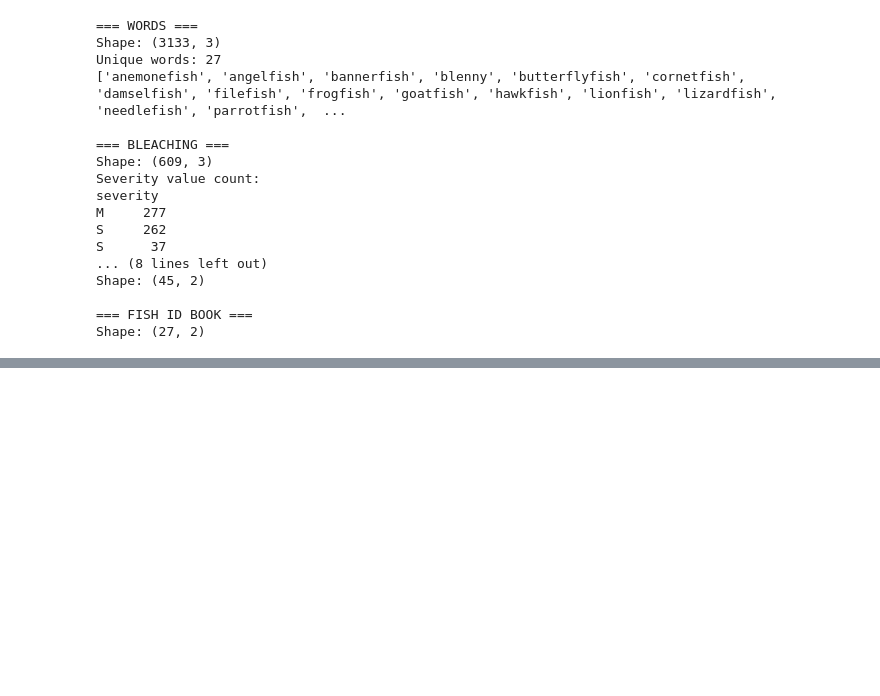
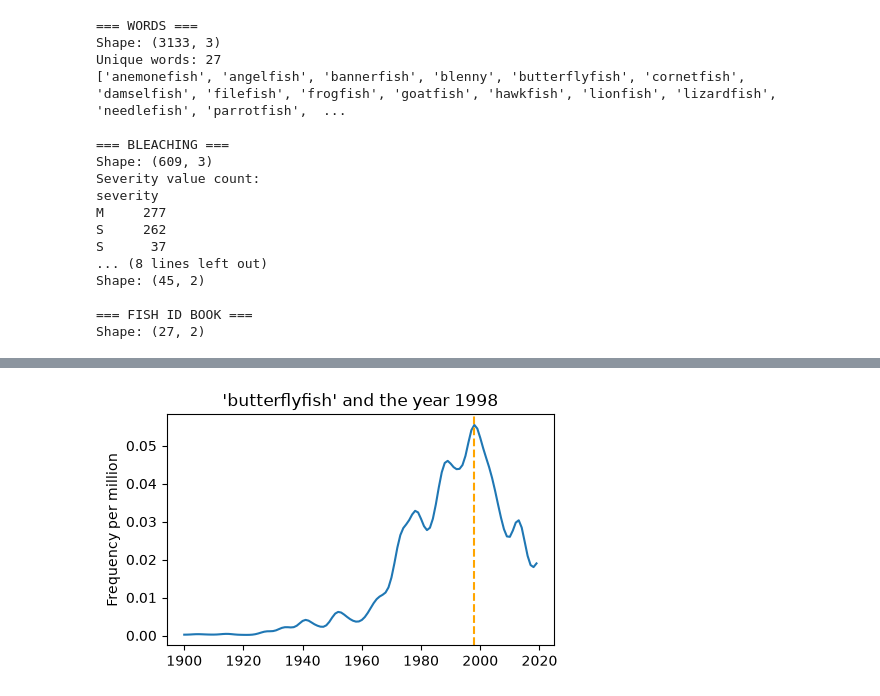
Before and after one commit to dakshita01/data-science-portfolio, a Jupyter notebook: 09-coral-conundrum/notebook/coral_conundrum.ipynb, the cells around one changed output, grey strips where cells are left out. Cells and saved outputs as stored; diff of their text form; code cells hidden in the pictures; blank space fills up the shorter version.

Commit message:
feat: build word trend plotting function and explore core pattern

```diff
--- a/09-coral-conundrum/notebook/coral_conundrum.ipynb
+++ b/09-coral-conundrum/notebook/coral_conundrum.ipynb
@@ -78,0 +85,13 @@ Shape: (27, 2)
+# %%
+def plot_word_trend(animal):
+    trend = words.query('word == @animal')
+    plt.figure(figsize=(5, 3))
+    plt.plot(trend['year'], trend['frequency'])
+    plt.ylabel('Frequency per million')
+    plt.title(f"'{animal}' and the year 1998")
+    plt.axvline(1998, color='orange', ls='--')
+    plt.show()
+
+plot_word_trend('butterflyfish')
+# %% [output]
+[figure, added]
```
Also changed, not shown: parts of 4 cells of this notebook.
